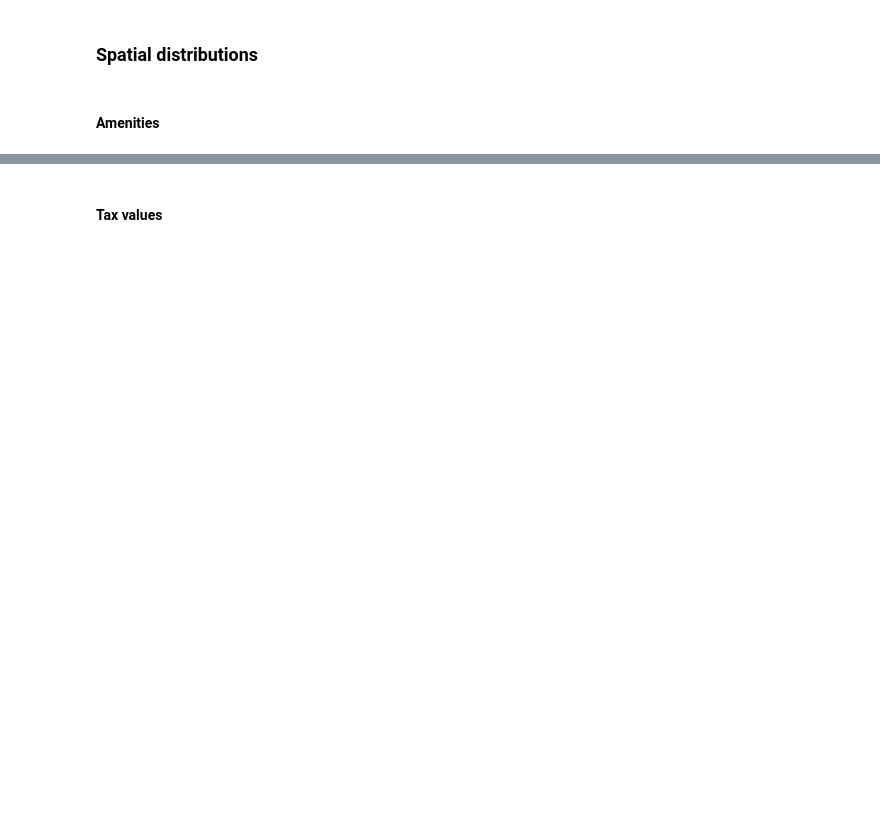
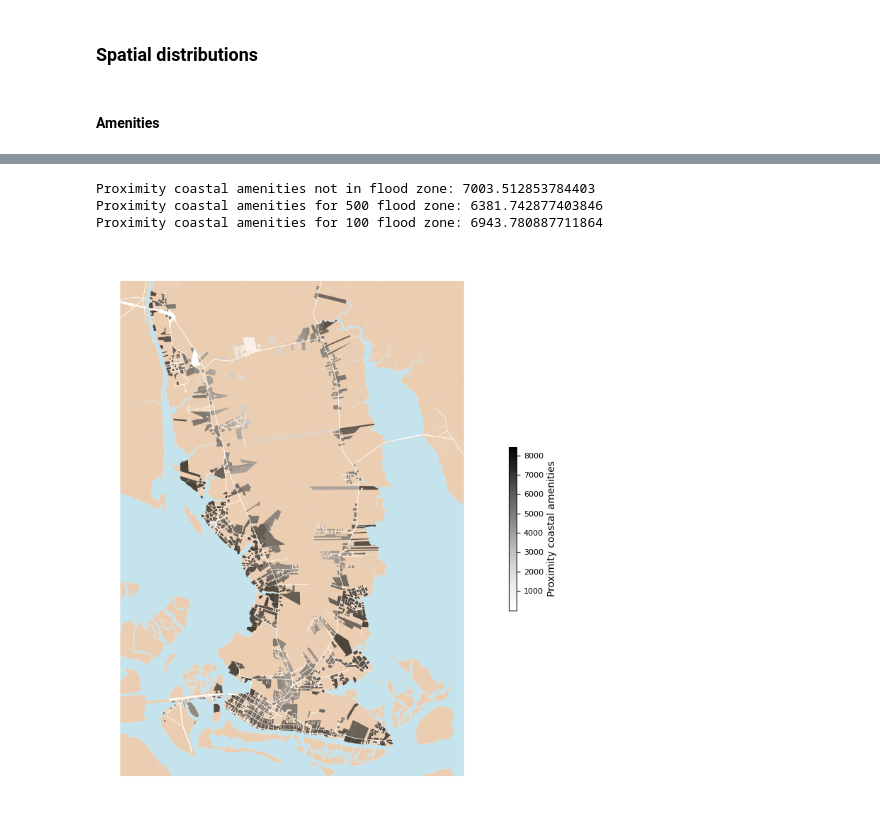
Before and after one commit to lizverbeek/RHEA_model, a Jupyter notebook: output_analysis_Beaufort.ipynb, the cells around one changed output, grey strips where cells are left out. Cells and saved outputs as stored; diff of their text form; code cells hidden in the pictures; blank space fills up the shorter version.

```diff
--- a/output_analysis_Beaufort.ipynb
+++ b/output_analysis_Beaufort.ipynb
@@ -17,7 +17,7 @@ df_list = []
 
 i = 0
 for file in os.listdir(results_path):
-    if file.startswith("model"):
+    if file.startswith("model") and file.endswith("pkl"):
         model_df = pd.read_pickle(results_path + file)
         model_df["Step"] = model_df.index
         model_df["Run"] = int(file.split("]")[0][-1])
@@ -68,7 +84,7 @@ buyers_df_list = []
 owners_df_list = []
 i = 0
 for file in os.listdir(results_path):
-    if file.startswith("agent"):
+    if file.startswith("agent") and file.endswith("pkl"):
         agent_df = pd.read_pickle(results_path + file)
         buyers_df = agent_df[(agent_df["Type"] == "Household") & (agent_df['Property ID'].isna())].copy()
         buyers_df["Run"] = int(file.split("]")[0][-1])
@@ -290,7 +336,7 @@ plt.show()
 property_df_list = []
 i = 0
 for file in os.listdir(results_path):
-    if file.startswith("agent"):
+    if file.startswith("agent") and file.endswith("pkl"):
         agent_df = pd.read_pickle(results_path + file)
         property_df = agent_df[(agent_df["Type"] == "Household") & (~agent_df['Property ID'].isna())].copy()
         property_df["Run"] = int(file.split("]")[0][-1])
@@ -405,4 +477,4 @@ for year in np.arange(0.5, 10, 1):
 #### Amenities
 # %%
 parcel_df = pd.read_csv(parcel_file_csv)
-parcel_df = parcel_df.rename(columns={"ID1": "Property ID"}).set_index("Property ID")
+parcel_df = parcel_df.rename(columns={"ID1": "ID"}).set_index("ID")
@@ -409,32 +494,41 @@ parcel_df = parcel_df.rename(columns={"ID1": "Property ID"}).set_index("Property
 # %%
+# Read residential properties from shapefile
 temp = spatial_df[spatial_df.index.isin(property_df.index)].copy()
-temp["PROXAMEN_1"] = parcel_df["PROXAMEN_1"]
-print("Proximity coastal amenities not in flood zone:", temp[(temp["DFLOOD_X_1"] == 0) &
-                                                             (temp["DFLOOD_A_1"] == 0)]["PROXAMEN_1"].mean())
-print("Proximity coastal amenities for 500 flood zone:", temp[temp["DFLOOD_X_1"] == 1]["PROXAMEN_1"].mean())
-print("Proximity coastal amenities for 100 flood zone:", temp[temp["DFLOOD_A_1"] == 1]["PROXAMEN_1"].mean())
+# Align flood zone names between original shapefile and processed parcel characteristics file
+temp = temp.rename(columns={"DFLOOD_X_1": "DFLOOD500", "DFLOOD_A_1": "DFLOOD100"})
+temp["PROXAMEN"] = parcel_df["PROXAMEN"]
+
+# Get avg. proximity coastal amenities
+print("Proximity coastal amenities not in flood zone:", temp[(temp["DFLOOD500"] == 0) &
+                                                             (temp["DFLOOD100"] == 0)]["PROXAMEN"].mean())
+print("Proximity coastal amenities for 500 flood zone:", temp[temp["DFLOOD500"] == 1]["PROXAMEN"].mean())
+print("Proximity coastal amenities for 100 flood zone:", temp[temp["DFLOOD100"] == 1]["PROXAMEN"].mean())
+# %% [output]
+Proximity coastal amenities not in flood zone: 7003.512853784403
+Proximity coastal amenities for 500 flood zone: 6381.742877403846
+Proximity coastal amenities for 100 flood zone: 6943.780887711864
 # %%
 %matplotlib inline
 
 fig, ax = plt.subplots(figsize=(8,8))
 ax.axis("off")
 
 # Plot parcels
 spatial_df[spatial_df["CITY"] != "Water"].plot(ax=ax,
                                                color="peru", alpha=0.4)
 spatial_df[spatial_df["CITY"] == "Water"].plot(ax=ax,
                                                color="lightblue", alpha=0.7)
 
 # Plot distance to coastal amenities
 temp = spatial_df[spatial_df.index.isin(property_df.index)].copy()
-temp["PROXAMEN_1"] = parcel_df["PROXAMEN_1"]
-temp.plot("PROXAMEN_1", ax=ax, cmap="Greys",
+temp["PROXAMEN"] = parcel_df["PROXAMEN"]
+temp.plot("PROXAMEN", ax=ax, cmap="Greys", alpha=0.7,
           legend=True, legend_kwds={"shrink": 0.3, "label": "Proximity coastal amenities"})
 
 # Plot settings
 for ax in fig.axes:
     ax.tick_params(labelsize=8)
 plt.tight_layout()
 plt.show()
+# %% [output]
+[figure, added]
-# %% [markdown]
-#### Tax values
```
Also changed, not shown: parts of 19 cells of this notebook, 24 other files.
